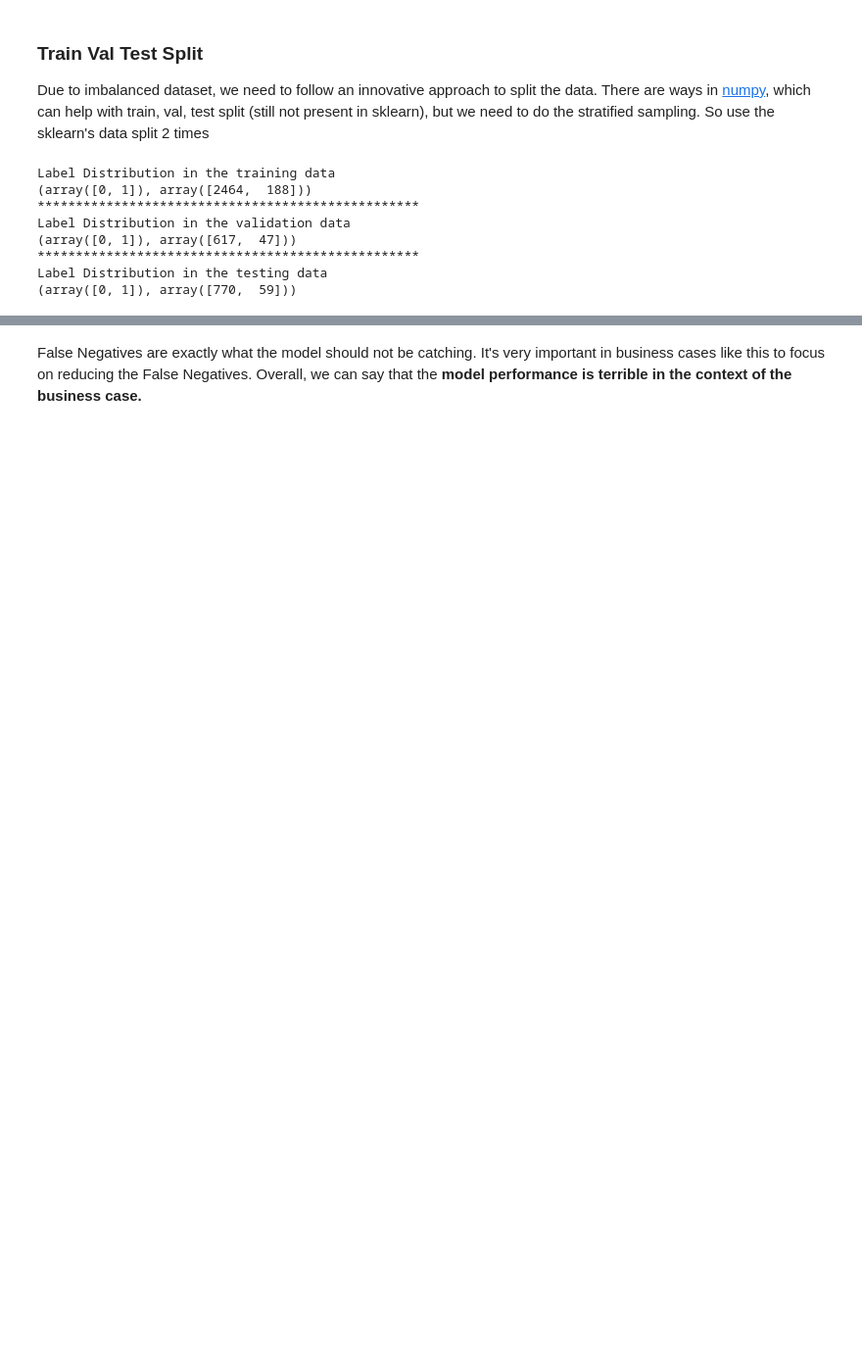
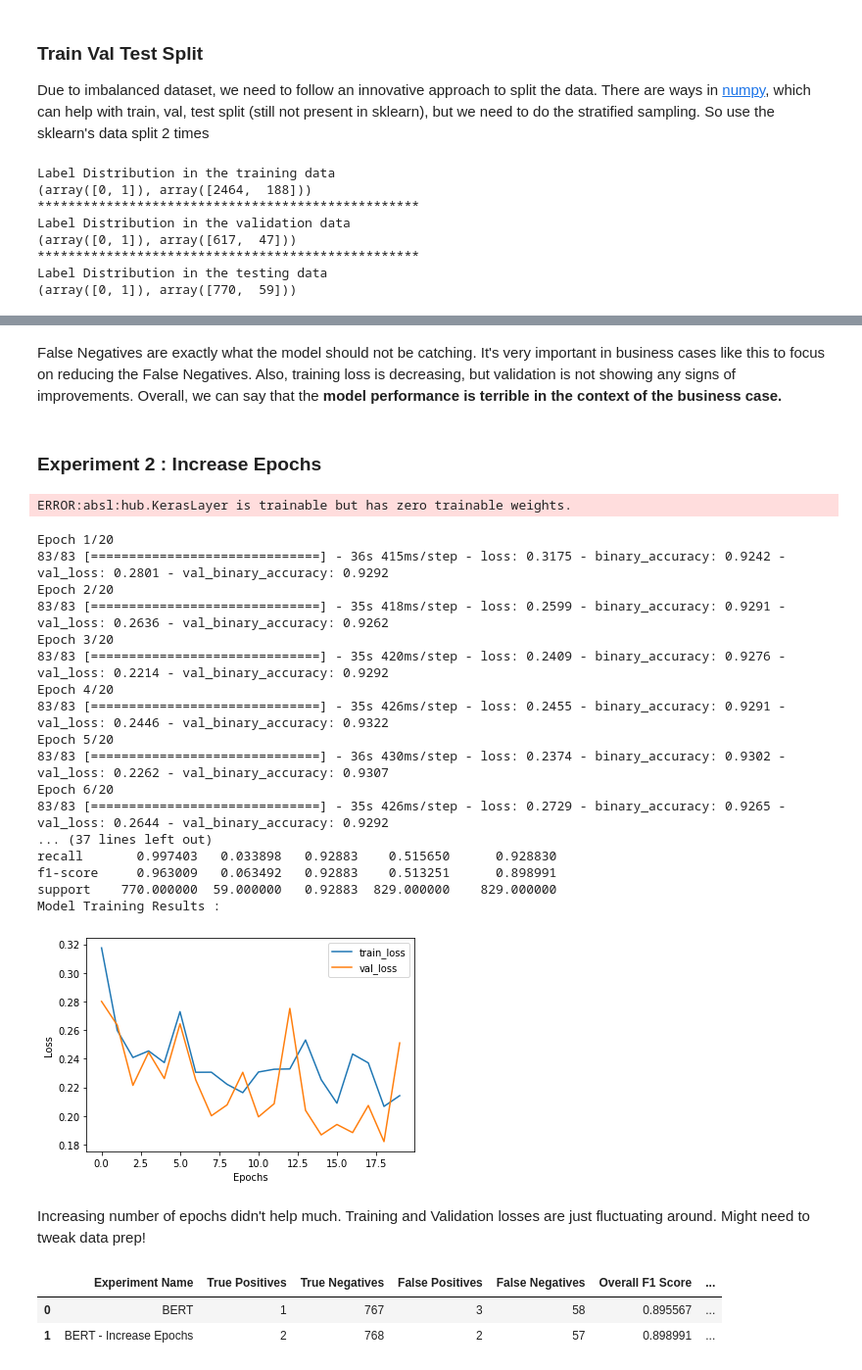
Before and after one commit to suvigyajain0101/CaseStudies, a Jupyter notebook: AdverseEventClassification/TransformerModel.ipynb, the cells around one changed output, grey strips where cells are left out. Shown: that part at 98% size. Drawn from its saved outputs; the diff is of its cells as text; code cells hidden in the pictures; blank space fills up the shorter version.

```diff
--- a/AdverseEventClassification/TransformerModel.ipynb
+++ b/AdverseEventClassification/TransformerModel.ipynb
@@ -242,2 +258,73 @@ pd.DataFrame(EXPERIMENT_RESULTS, columns=SCHEMA)
 # %% [markdown]
-False Negatives are exactly what the model should not be catching. It's very important in business cases like this to focus on reducing the False Negatives. Overall, we can say that the **model performance is terrible in the context of the business case.**
+False Negatives are exactly what the model should not be catching. It's very important in business cases like this to focus on reducing the False Negatives.
+Also, training loss is decreasing, but validation is not showing any signs of improvements.
+Overall, we can say that the **model performance is terrible in the context of the business case.**
+# %% [markdown]
+### Experiment 2 : Increase Epochs
+# %%
+EPOCHS = 20
+BATCH_SIZE = 32
+THRESHOLD = -0.4
+# %%
+# Experiment name
+exp_name1 = 'BERT - Increase Epochs'
+
+# Train the model
+classifier_model, history = train_model(EPOCHS, BATCH_SIZE)
+
+# Generate predictions
+y_probs = classifier_model.predict(X_test)
+
+# Convert probabilities to labels
+y_pred = np.where(y_probs > THRESHOLD, 1, 0)
+
+# Prepare Classification Report
+exp_confusion_matrix = confusion_matrix(y_test,y_pred)
+exp_clf_report = classification_report(y_test,y_pred, output_dict=True)
+print('Confusion Matrix : ')
+print(exp_confusion_matrix)
+print('\n')
+print('Classification Report : ')
+print(pd.DataFrame(exp_clf_report))
+
+# Prepare experiment results
+prepare_exp_report(EXPERIMENT_RESULTS,
+                    exp_name1,
+                    parse_confusion_matrix(exp_confusion_matrix),
+                    parse_clf_report(exp_clf_report))
+
+# Plot loss functions for training and validations
+print('Model Training Results : ')
+plot_history()
+# %% [output]
+ERROR:absl:hub.KerasLayer is trainable but has zero trainable weights.
+Epoch 1/20
+83/83 [==============================] - 36s 415ms/step - loss: 0.3175 - binary_accuracy: 0.9242 - val_loss: 0.2801 - val_binary_accuracy: 0.9292
+Epoch 2/20
+83/83 [==============================] - 35s 418ms/step - loss: 0.2599 - binary_accuracy: 0.9291 - val_loss: 0.2636 - val_binary_accuracy: 0.9262
+Epoch 3/20
+83/83 [==============================] - 35s 420ms/step - loss: 0.2409 - binary_accuracy: 0.9276 - val_loss: 0.2214 - val_binary_accuracy: 0.9292
+Epoch 4/20
+83/83 [==============================] - 35s 426ms/step - loss: 0.2455 - binary_accuracy: 0.9291 - val_loss: 0.2446 - val_binary_accuracy: 0.9322
+Epoch 5/20
+83/83 [==============================] - 36s 430ms/step - loss: 0.2374 - binary_accuracy: 0.9302 - val_loss: 0.2262 - val_binary_accuracy: 0.9307
+Epoch 6/20
+83/83 [==============================] - 35s 426ms/step - loss: 0.2729 - binary_accuracy: 0.9265 - val_loss: 0.2644 - val_binary_accuracy: 0.9292
+... (37 lines left out)
+recall       0.997403   0.033898   0.92883    0.515650      0.928830
+f1-score     0.963009   0.063492   0.92883    0.513251      0.898991
+support    770.000000  59.000000   0.92883  829.000000    829.000000
+Model Training Results :
+[figure, added]
+# %% [markdown]
+Increasing number of epochs didn't help much. Training and Validation losses are just fluctuating around. Might need to tweak data prep!
+# %%
+SCHEMA = ['Experiment Name', 'True Positives', 'True Negatives', 'False Positives',
+          'False Negatives', 'Overall F1 Score','Overall Precision','Overall Recall',
+          'F1 for Positives Records','Precision for Positive Records', 'Recall for Positive Records']
+
+pd.DataFrame(EXPERIMENT_RESULTS, columns=SCHEMA)
+# %% [output]
+|  | Experiment Name | True Positives | True Negatives | False Positives | False Negatives | Overall F1 Score | ... |
+| 0 | BERT | 1 | 767 | 3 | 58 | 0.895567 | ... |
+| 1 | BERT - Increase Epochs | 2 | 768 | 2 | 57 | 0.898991 | ... |
```
Also changed, not shown: parts of 13 cells of this notebook.
